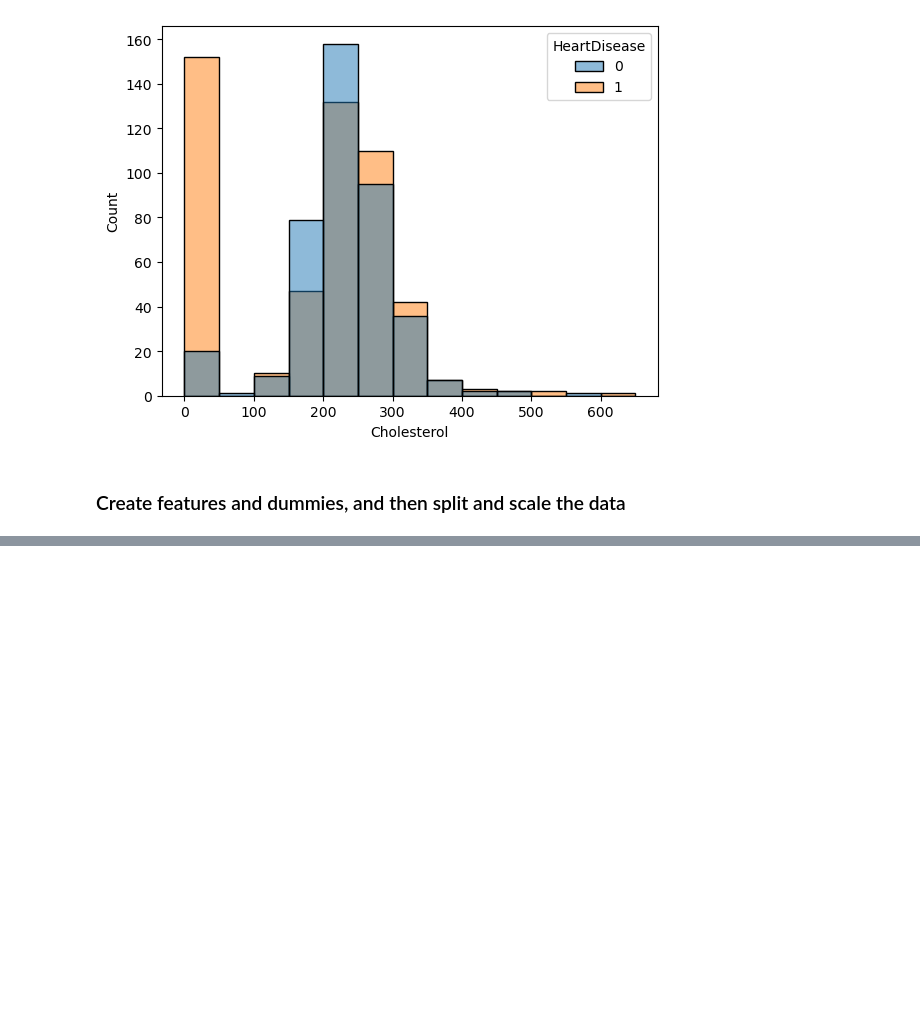
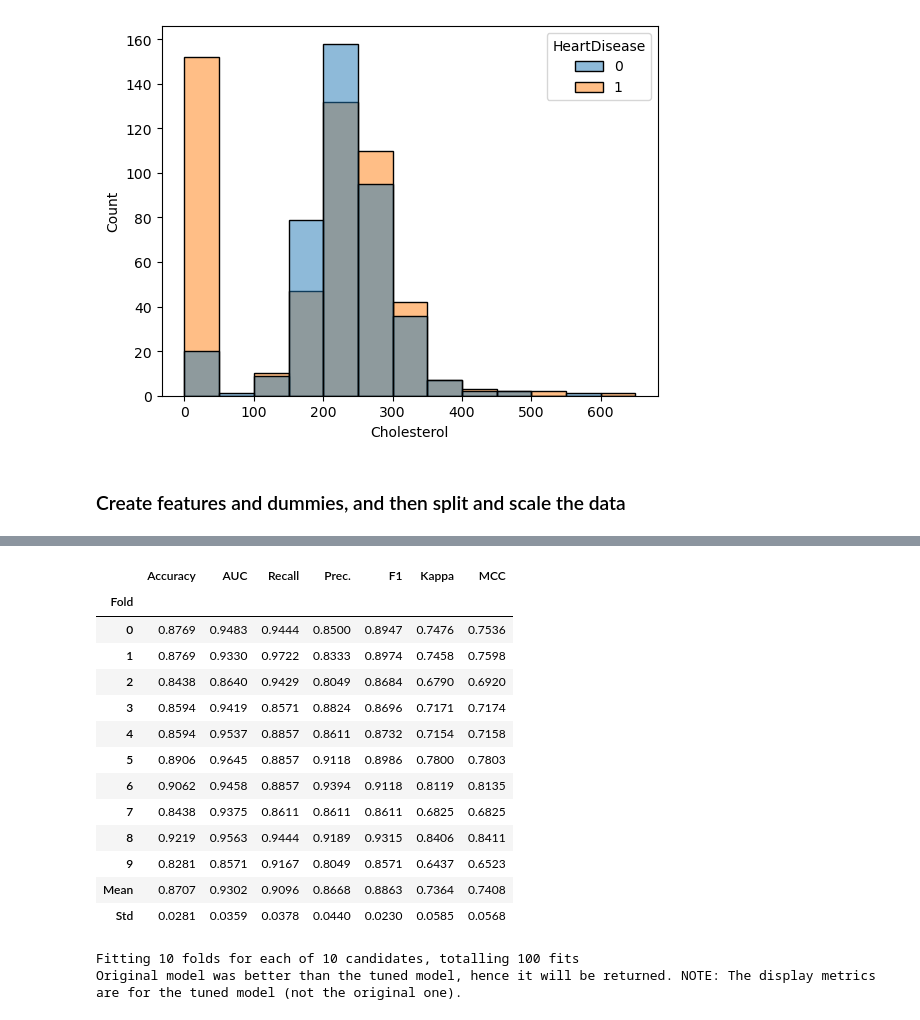
Before and after one commit to prem-0217/HeartDiseaseDetectionModel, a Jupyter notebook: Notebooks/Heart Preprocessing and Modeling.ipynb, the cells around one changed output, grey strips where cells are left out. Saved outputs shown, nothing was run; the diff lists cells and outputs as text; code cells hidden in the pictures; blank space fills up the shorter version.

```diff
--- a/Notebooks/Heart Preprocessing and Modeling.ipynb
+++ b/Notebooks/Heart Preprocessing and Modeling.ipynb
@@ -53,0 +98,3 @@ X_test_scaled=scaler.transform(X_test)
+# %%
+tuned = tune_model(best)
+# %% [output]
@@ -53,0 +102,16 @@ X_test_scaled=scaler.transform(X_test)
+|  | Accuracy | AUC | Recall | Prec. | F1 | Kappa | MCC |
+| Fold |  |  |  |  |  |  |  |
+| 0 | 0.8769 | 0.9483 | 0.9444 | 0.8500 | 0.8947 | 0.7476 | 0.7536 |
+| 1 | 0.8769 | 0.9330 | 0.9722 | 0.8333 | 0.8974 | 0.7458 | 0.7598 |
+| 2 | 0.8438 | 0.8640 | 0.9429 | 0.8049 | 0.8684 | 0.6790 | 0.6920 |
+| 3 | 0.8594 | 0.9419 | 0.8571 | 0.8824 | 0.8696 | 0.7171 | 0.7174 |
+| 4 | 0.8594 | 0.9537 | 0.8857 | 0.8611 | 0.8732 | 0.7154 | 0.7158 |
+| 5 | 0.8906 | 0.9645 | 0.8857 | 0.9118 | 0.8986 | 0.7800 | 0.7803 |
+| 6 | 0.9062 | 0.9458 | 0.8857 | 0.9394 | 0.9118 | 0.8119 | 0.8135 |
+| 7 | 0.8438 | 0.9375 | 0.8611 | 0.8611 | 0.8611 | 0.6825 | 0.6825 |
+| 8 | 0.9219 | 0.9563 | 0.9444 | 0.9189 | 0.9315 | 0.8406 | 0.8411 |
+| 9 | 0.8281 | 0.8571 | 0.9167 | 0.8049 | 0.8571 | 0.6437 | 0.6523 |
+| Mean | 0.8707 | 0.9302 | 0.9096 | 0.8668 | 0.8863 | 0.7364 | 0.7408 |
+| Std | 0.0281 | 0.0359 | 0.0378 | 0.0440 | 0.0230 | 0.0585 | 0.0568 |
+Fitting 10 folds for each of 10 candidates, totalling 100 fits
+Original model was better than the tuned model, hence it will be returned. NOTE: The display metrics are for the tuned model (not the original one).
```
Also changed, not shown: parts of 8 cells of this notebook, 4 other files.
